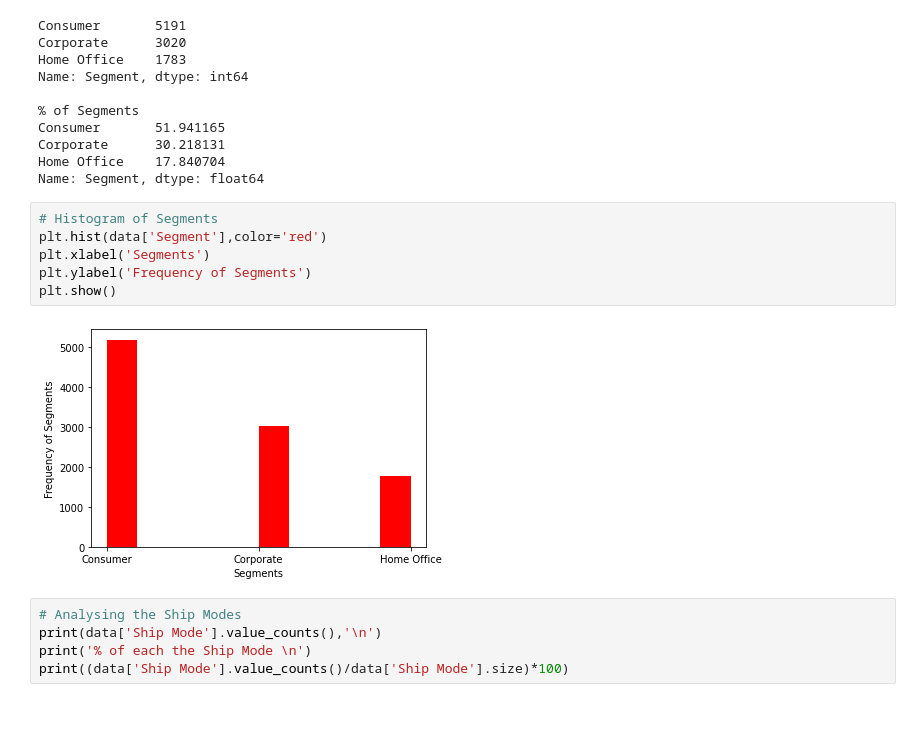
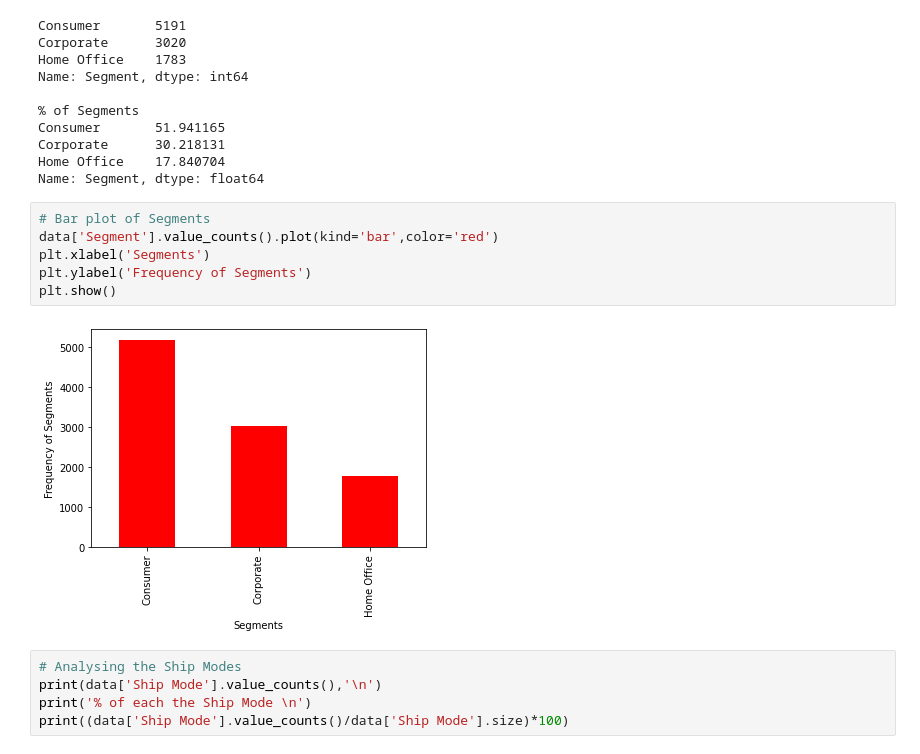
Before and after one commit to Srinishaa/GRIP-tasks, a Jupyter notebook: Exploratory_Data_Analysis_Retail.ipynb, the cells around one changed output. Saved outputs shown, nothing was run; the diff lists cells and outputs as text; blank space fills up the shorter version.

```diff
--- a/Exploratory_Data_Analysis_Retail.ipynb
+++ b/Exploratory_Data_Analysis_Retail.ipynb
@@ -128,13 +128,13 @@ Corporate      30.218131
 Home Office    17.840704
 Name: Segment, dtype: float64
 # %%
-# Histogram of Segments
-plt.hist(data['Segment'],color='red')
+# Bar plot of Segments
+data['Segment'].value_counts().plot(kind='bar',color='red')
 plt.xlabel('Segments')
 plt.ylabel('Frequency of Segments')
 plt.show()
 # %% [output]
-[figure, old version]
+[figure, new version]
 # %%
 # Analysing the Ship Modes
 print(data['Ship Mode'].value_counts(),'\n')
```
Also changed, not shown: parts of 1 cell of this notebook.
